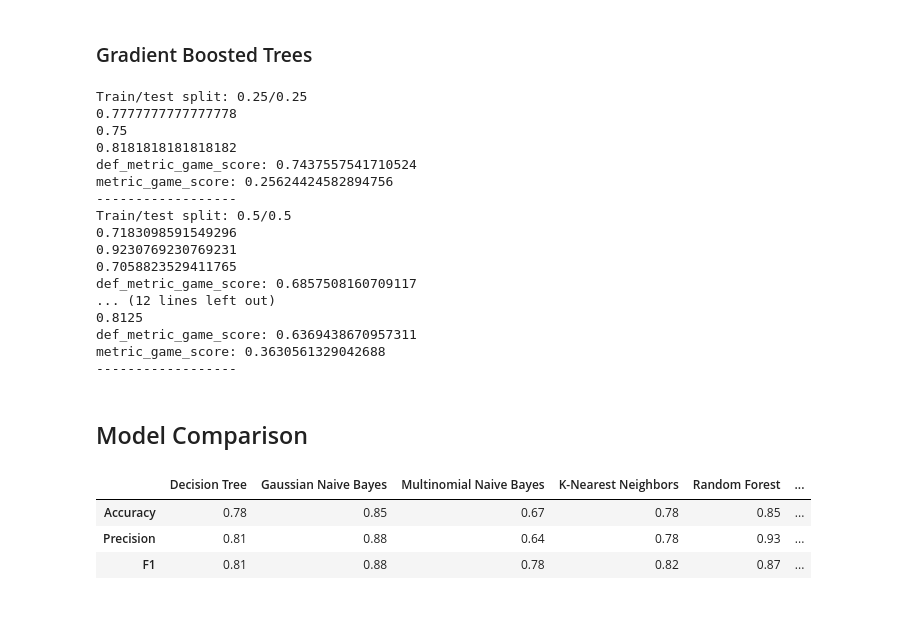
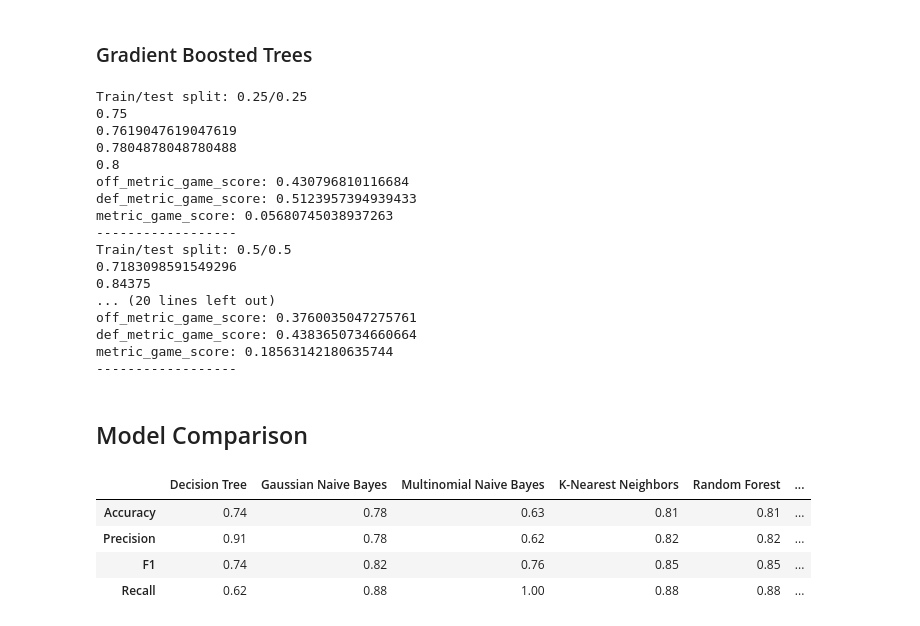
Before and after one commit to toni-santos/ac-2023, a Jupyter notebook: main.ipynb, the cells around one changed output. Drawn from its saved outputs; the diff is of its cells as text; code cells hidden in the pictures.

Commit message:
Different feature selection algorithm, feature scaling

```diff
--- a/main.ipynb
+++ b/main.ipynb
@@ -953,18 +1063,19 @@ Train/test split: 0.81/0.19
 # %%
 from sklearn.svm import SVC
 
-model = SVC(random_state=48)
+pipeline = Pipeline([('feature_selection', SelectFromModel(feature_selection_func)),
+                    ('classification', SVC(random_state=48))])
 
 X_file, Y_file = df.drop("playoff", axis=1), df["playoff"]
 
 for column in df.columns:
-    if (column not in ["playoff", "off_metric_game_score", "def_metric_game_score"]):
+    if (column not in feature_cols + ["playoff"]):
         X_file.drop(column, axis=1, inplace=True)
 
 for train, test in train_test.items():
     # Fit the model to the training data
     x_train, x_test, y_train, y_test = train_test_split(X_file, Y_file, train_size=train, test_size=test, shuffle=False, random_state=48)
-    trained_model = model.fit(x_train, y_train)
+    trained_model = pipeline.fit(x_train, y_train)
     print(f"Train/test split: {train}/{test}")
 
     # Predict using the trained model
@@ -973,10 +1084,12 @@ for train, test in train_test.items():
     svc_acc = accuracy_score(y_test, y_prediction)
     svc_prec = precision_score(y_test, y_prediction)
     svc_f1 = f1_score(y_test, y_prediction)
+    svc_rec = recall_score(y_test, y_prediction)
 
     print(svc_acc)
     print(svc_prec)
     print(svc_f1)
+    print(svc_rec)
 
     print("-" * 18)
 # %% [output]
@@ -1005,18 +1115,19 @@ Train/test split: 0.81/0.19
 # %%
 from sklearn.ensemble import GradientBoostingClassifier
 
-model = GradientBoostingClassifier()
+pipeline = Pipeline([('feature_selection', SelectFromModel(feature_selection_func)),
+                    ('classification', GradientBoostingClassifier())])
 
 X_file, Y_file = df.drop("playoff", axis=1), df["playoff"]
 
 for column in df.columns:
-    if (column not in ["playoff", "metric_game_score", "def_metric_game_score"]):
+    if (column not in feature_cols + ["playoff"]):
         X_file.drop(column, axis=1, inplace=True)
 
 for train, test in train_test.items():
     # Fit the model to the training data
     x_train, x_test, y_train, y_test = train_test_split(X_file, Y_file, train_size=train, test_size=test, shuffle=False, random_state=48)
-    trained_model = model.fit(x_train, y_train)
+    trained_model = pipeline.fit(x_train, y_train)
     print(f"Train/test split: {train}/{test}")
 
     # Predict using the trained model
@@ -1025,79 +1136,90 @@ for train, test in train_test.items():
     gbt_acc = accuracy_score(y_test, y_prediction)
     gbt_prec = precision_score(y_test, y_prediction)
     gbt_f1 = f1_score(y_test, y_prediction)
+    gbt_rec = recall_score(y_test, y_prediction)
 
     print(gbt_acc)
     print(gbt_prec)
     print(gbt_f1)
+    print(gbt_rec)
 
-    [print(f"{trained_model.feature_names_in_[idx]}: {x}") for idx, x in enumerate(trained_model.feature_importances_)]
+    [print(f"{trained_model.feature_names_in_[idx]}: {x}") for idx, x in enumerate(trained_model['classification'].feature_importances_)]
 
     print("-" * 18)
 # %% [output]
 Train/test split: 0.25/0.25
-0.7777777777777778
 0.75
-0.8181818181818182
-def_metric_game_score: 0.7437557541710524
-metric_game_score: 0.25624424582894756
+0.7619047619047619
+0.7804878048780488
+0.8
+off_metric_game_score: 0.430796810116684
+def_metric_game_score: 0.5123957394939433
+metric_game_score: 0.05680745038937263
 ------------------
 Train/test split: 0.5/0.5
 0.7183098591549296
-0.9230769230769231
-0.7058823529411765
-def_metric_game_score: 0.6857508160709117
-... (12 lines left out)
-0.8125
-def_metric_game_score: 0.6369438670957311
-metric_game_score: 0.3630561329042688
+0.84375
+... (20 lines left out)
+off_metric_game_score: 0.3760035047275761
+def_metric_game_score: 0.4383650734660664
+metric_game_score: 0.18563142180635744
 ------------------
 # %% [markdown]
 ## Model Comparison
 # %%
 dt_dict = {'Accuracy': dt_acc,
             'Precision': dt_prec,
-            'F1': dt_f1}
+            'F1': dt_f1,
+            'Recall': dt_rec}
 
 nbg_dict = {'Accuracy': nbg_acc,
             'Precision': nbg_prec,
-            'F1': nbg_f1}
+            'F1': nbg_f1,
+            'Recall': nbg_rec}
 
 nbm_dict = {'Accuracy': nbm_acc,
             'Precision': nbm_prec,
-            'F1': nbm_f1}
+            'F1': nbm_f1,
+            'Recall': nbm_rec}
 
 knn_dict = {'Accuracy': knn_acc,
             'Precision': knn_prec,
-            'F1': knn_f1}
+            'F1': knn_f1,
+            'Recall': knn_rec}
 
 rf_dict = {'Accuracy': rf_acc,
             'Precision': rf_prec,
-            'F1': rf_f1}
+            'F1': rf_f1,
+            'Recall': rf_rec}
 
 lr_dict = {'Accuracy': lr_acc,
             'Precision': lr_prec,
-            'F1': lr_f1}
+            'F1': lr_f1,
+            'Recall': lr_rec}
 
 svc_dict = {'Accuracy': svc_acc,
             'Precision': svc_prec,
-            'F1': svc_f1}
+            'F1': svc_f1,
+            'Recall': svc_rec}
 
 gbt_dict = {'Accuracy': gbt_acc,
             'Precision': gbt_prec,
-            'F1': gbt_f1}
+            'F1': gbt_f1,
+            'Recall': gbt_rec}
 
 comparison = pd.DataFrame({'Decision Tree': pd.Series(dt_dict),
                        'Gaussian Naive Bayes': pd.Series(nbg_dict),
                        'Multinomial Naive Bayes': pd.Series(nbm_dict),
                        'K-Nearest Neighbors': pd.Series(knn_dict),
                        'Random Forest': pd.Series(rf_dict),
                        'Logistic Regression': pd.Series(lr_dict),
                        'Support Vector Machines': pd.Series(svc_dict),
                        'Gradient Boosted Trees': pd.Series(gbt_dict),
                       })
 comparison
 # %% [output]
 |  | Decision Tree | Gaussian Naive Bayes | Multinomial Naive Bayes | K-Nearest Neighbors | Random Forest | ... |
-| Accuracy | 0.78 | 0.85 | 0.67 | 0.78 | 0.85 | ... |
-| Precision | 0.81 | 0.88 | 0.64 | 0.78 | 0.93 | ... |
-| F1 | 0.81 | 0.88 | 0.78 | 0.82 | 0.87 | ... |
+| Accuracy | 0.74 | 0.78 | 0.63 | 0.81 | 0.81 | ... |
+| Precision | 0.91 | 0.78 | 0.62 | 0.82 | 0.82 | ... |
+| F1 | 0.74 | 0.82 | 0.76 | 0.85 | 0.85 | ... |
+| Recall | 0.62 | 0.88 | 1.00 | 0.88 | 0.88 | ... |
```
Also changed, not shown: parts of 17 cells of this notebook.
